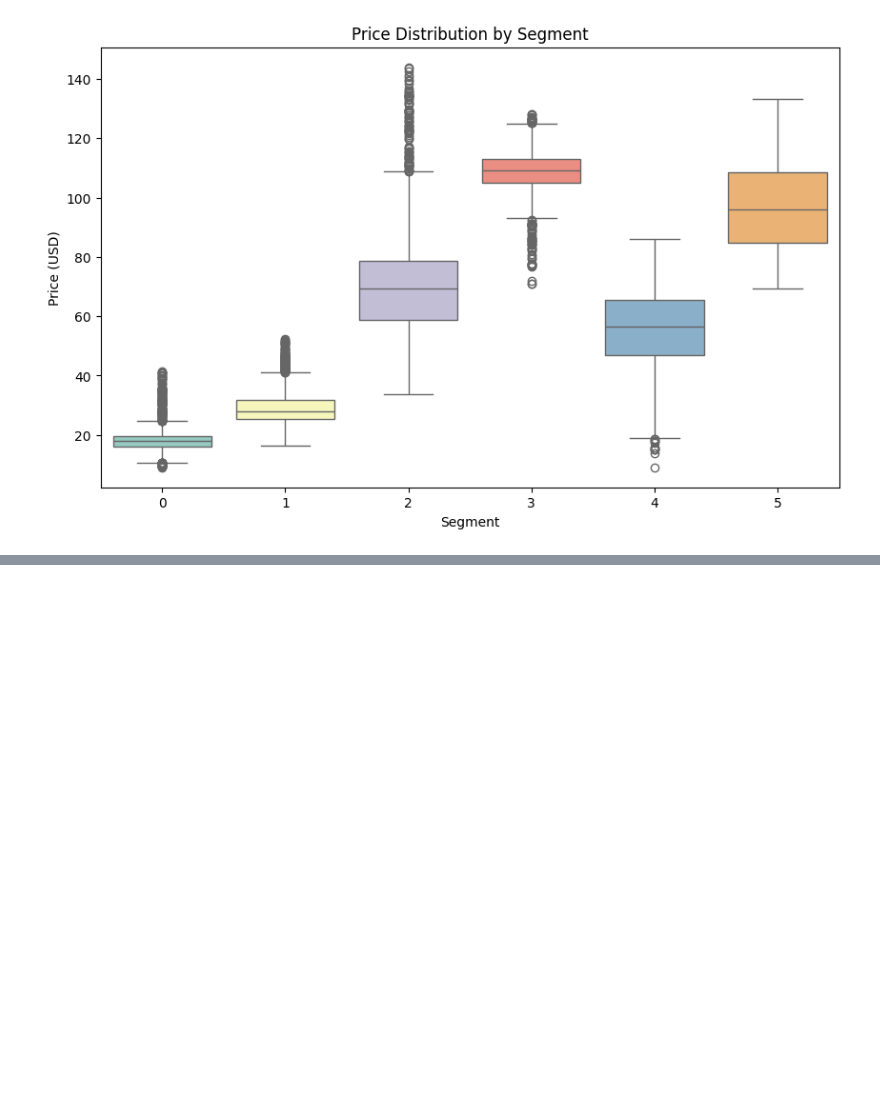
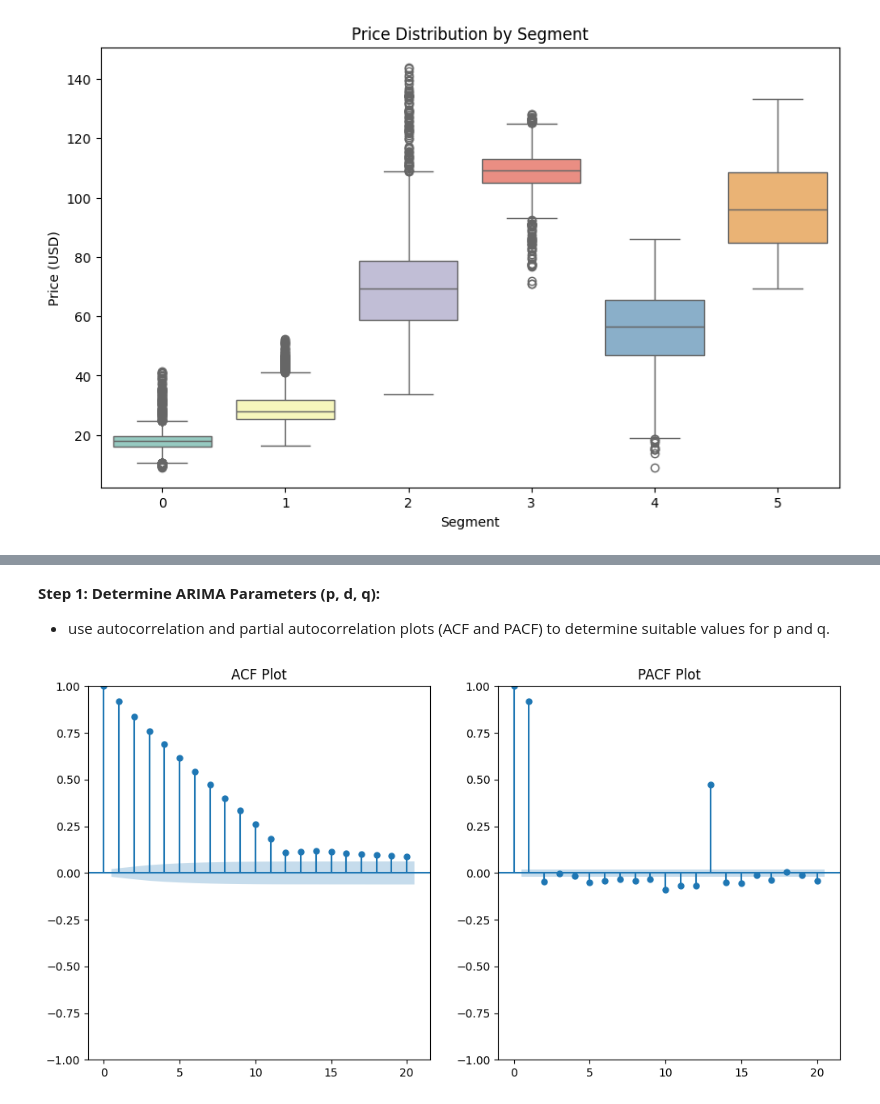
Before and after one commit to epythonlab/oil-price-statistical-modeling, a Jupyter notebook: notebooks/oil_price_analysis.ipynb, the cells around one changed output, grey strips where cells are left out. Drawn from its saved outputs; the diff is of its cells as text; code cells hidden in the pictures; blank space fills up the shorter version.

```diff
--- a/notebooks/oil_price_analysis.ipynb
+++ b/notebooks/oil_price_analysis.ipynb
@@ -558,0 +585,17 @@ Passing `palette` without assigning `hue` is deprecated and will be removed in v
+# %% [markdown]
+**Step 1: Determine ARIMA Parameters (p, d, q):**
+- use autocorrelation and partial autocorrelation plots (ACF and PACF) to determine suitable values for p and q.
+# %%
+from statsmodels.graphics.tsaplots import plot_acf, plot_pacf
+
+# ACF and PACF plots
+plt.figure(figsize=(12, 6))
+plt.subplot(121)
+plot_acf(data_diff, lags=20, ax=plt.gca())
+plt.title('ACF Plot')
+plt.subplot(122)
+plot_pacf(data_diff, lags=20, ax=plt.gca())
+plt.title('PACF Plot')
+plt.show()
+# %% [output]
+[figure, added]
```
Also changed, not shown: parts of 21 cells of this notebook.
